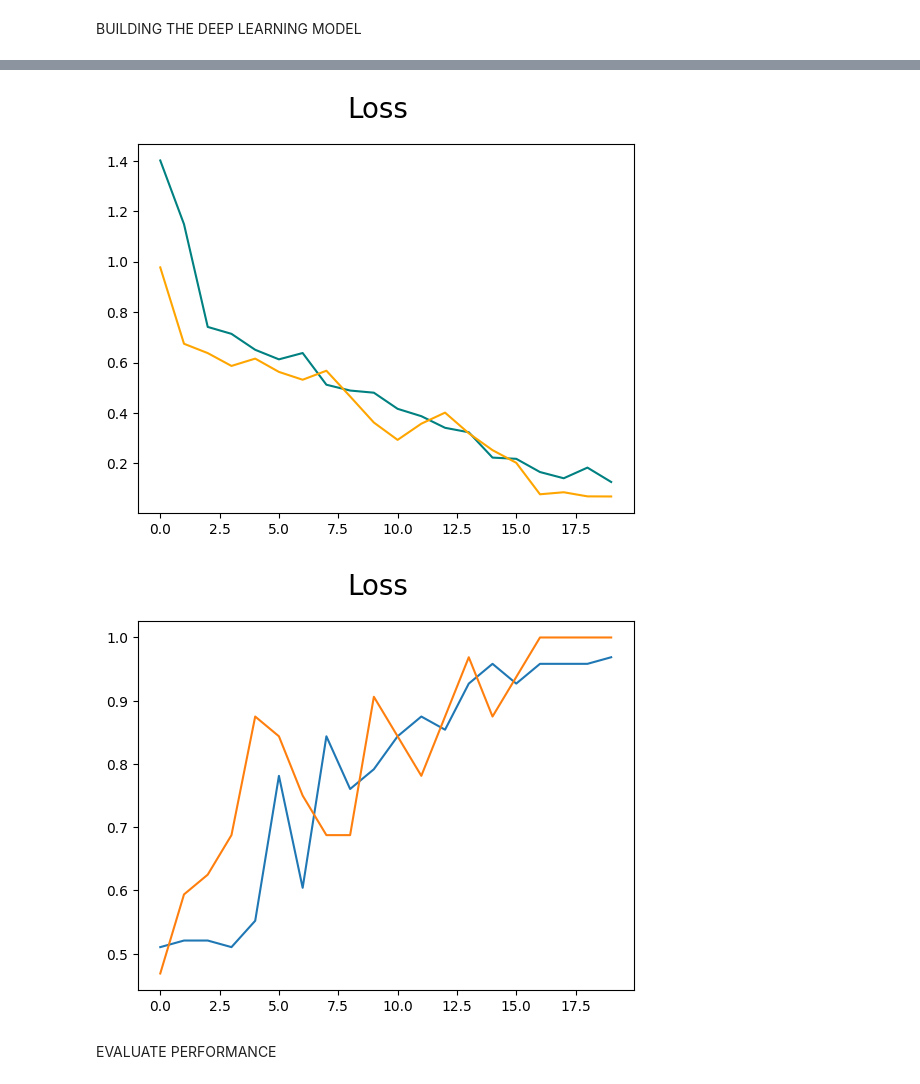
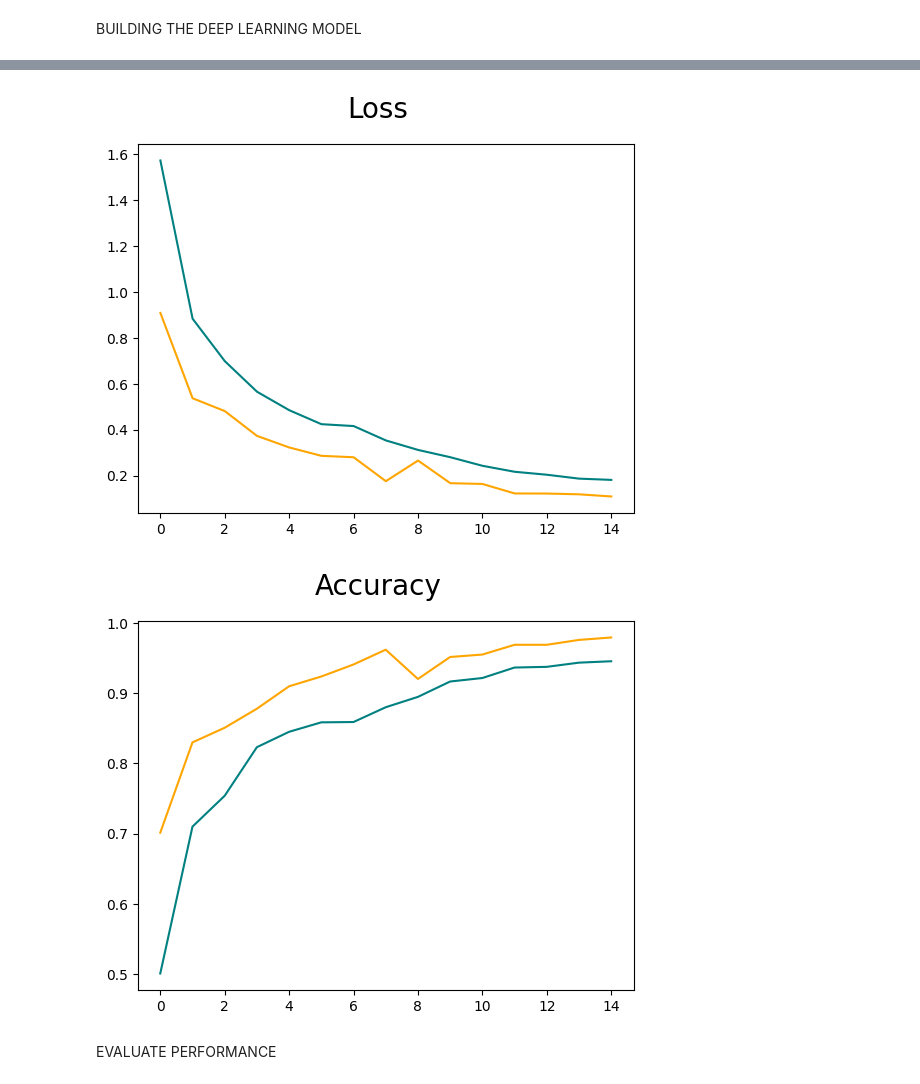
Before and after one commit to fabjenny13/traffic_classifier, a Jupyter notebook: ImageClassifier.ipynb, the cells around one changed output, grey strips where cells are left out. Drawn from its saved outputs; the diff is of its cells as text; code cells hidden in the pictures.

```diff
--- a/ImageClassifier.ipynb
+++ b/ImageClassifier.ipynb
@@ -83,5 +75,5 @@ import numpy as np
 import matplotlib.pyplot as plt
 # %%
 #loading data
-data = tf.keras.utils.image_dataset_from_directory("drive/MyDrive/images") #building a data pipeline
+data = tf.keras.utils.image_dataset_from_directory("drive/MyDrive/images", image_size = (224, 224), batch_size = 32) #building a data pipeline
 # %% [output]
@@ -109,6 +126,13 @@ PREPROCESSING DATA
 # %%
 #scale data
 data = data.map(lambda x, y: (x/255, y))
+
+# Shuffle and split
+data = data.shuffle(1000)
+data_size = data.cardinality().numpy()
+
+
+VEHICLES = ["Bicycle", "Bus", "Hatchback", "LCV", "Mini Bus", "MUV", "Others", "SUV", "Sedan", "Tempo Traveller", "Truck", "Two Wheeler", "Van"]
 # %%
 #split data
 train_size = int(len(data) * 0.7);
@@ -126,22 +173,29 @@ from tensorflow.keras.layers import Conv2D, MaxPooling2D, Dense, Flatten, Dropou
 # %%
 model = Sequential()
-model.add(Conv2D(16, (3,3), 1, activation = 'relu', input_shape = (256, 256, 3))) #no. of filters, size of filters, stride
+
+model.add(Conv2D(32, (3,3), 1, activation = 'relu', input_shape = (256, 256, 3))) #no. of filters, size of filters, stride
                                                                                   #relu converts negative values to 0
+model.add(BatchNormalization())
 model.add(MaxPooling2D())
 
 
-model.add(Conv2D(32, (3,3), 1, activation = 'relu'))
+model.add(Conv2D(64, (3,3), 1, activation = 'relu'))
+model.add(BatchNormalization())
 model.add(MaxPooling2D())
 
-model.add(Conv2D(16, (3,3), 1, activation = 'relu'))
+model.add(Conv2D(32, (3,3), 1, activation = 'relu'))
+model.add(BatchNormalization())
 model.add(MaxPooling2D())
 
 model.add(Flatten())
 
-model.add(Dense(256, activation = 'relu'))
-model.add(Dense(1, activation = 'sigmoid'))
+model.add(Dense(128, activation = 'relu'))
+model.add(Dropout(0.5))  # try 0.3 or 0.5
+model.add(Dense(13, activation = 'softmax'))
 
-model.compile('adam', loss = tf.losses.BinaryCrossentropy(), metrics = ['accuracy'])
+
+
+model.compile('adam', loss = "sparse_categorical_crossentropy", metrics = ['accuracy'])
 # %%
 model.summary()
 # %% [output]
@@ -169,7 +223,9 @@ Model: "sequential_1"
 # %%
 #train model
-logdir = 'logs'
-tensorboard_callback = tf.keras.callbacks.TensorBoard(log_dir = logdir) #logs to keeps track of progress
+logdir = "drive/MyDrive/logs";
+tensorboard_callback = tf.keras.callbacks.TensorBoard(log_dir = 'logs') #logs to keeps track of progress
+early_stop = tf.keras.callbacks.EarlyStopping(monitor='val_loss', patience=3, restore_best_weights=True)
 
-hist = model.fit(train, epochs = 20, validation_data=val, callbacks = [tensorboard_callback] )
+
+hist = model.fit(train, epochs = 15, validation_data=val, callbacks = [tensorboard_callback, early_stop] )
 # %% [output]
@@ -198,15 +254,15 @@ plt.plot(hist.history['val_loss'], color = "orange", label = "val_loss")
 fig.suptitle("Loss", fontsize = 20)
 plt.show()
 # %% [output]
-[figure, old version]
+[figure, new version]
 # %%
 fig = plt.figure()
-plt.plot(hist.history['accuracy'], label = "accuracy")
-plt.plot(hist.history['val_accuracy'], label = "val_accuracy")
-fig.suptitle("Loss", fontsize = 20)
+plt.plot(hist.history['accuracy'], label = "accuracy", color = "teal")
+plt.plot(hist.history['val_accuracy'], label = "val_accuracy", color = "orange")
+fig.suptitle("Accuracy", fontsize = 20)
 plt.show()
 # %% [output]
-[figure, old version]
+[figure, new version]
 # %% [markdown]
 EVALUATE PERFORMANCE
 # %%
```
Also changed, not shown: parts of 18 cells of this notebook.
